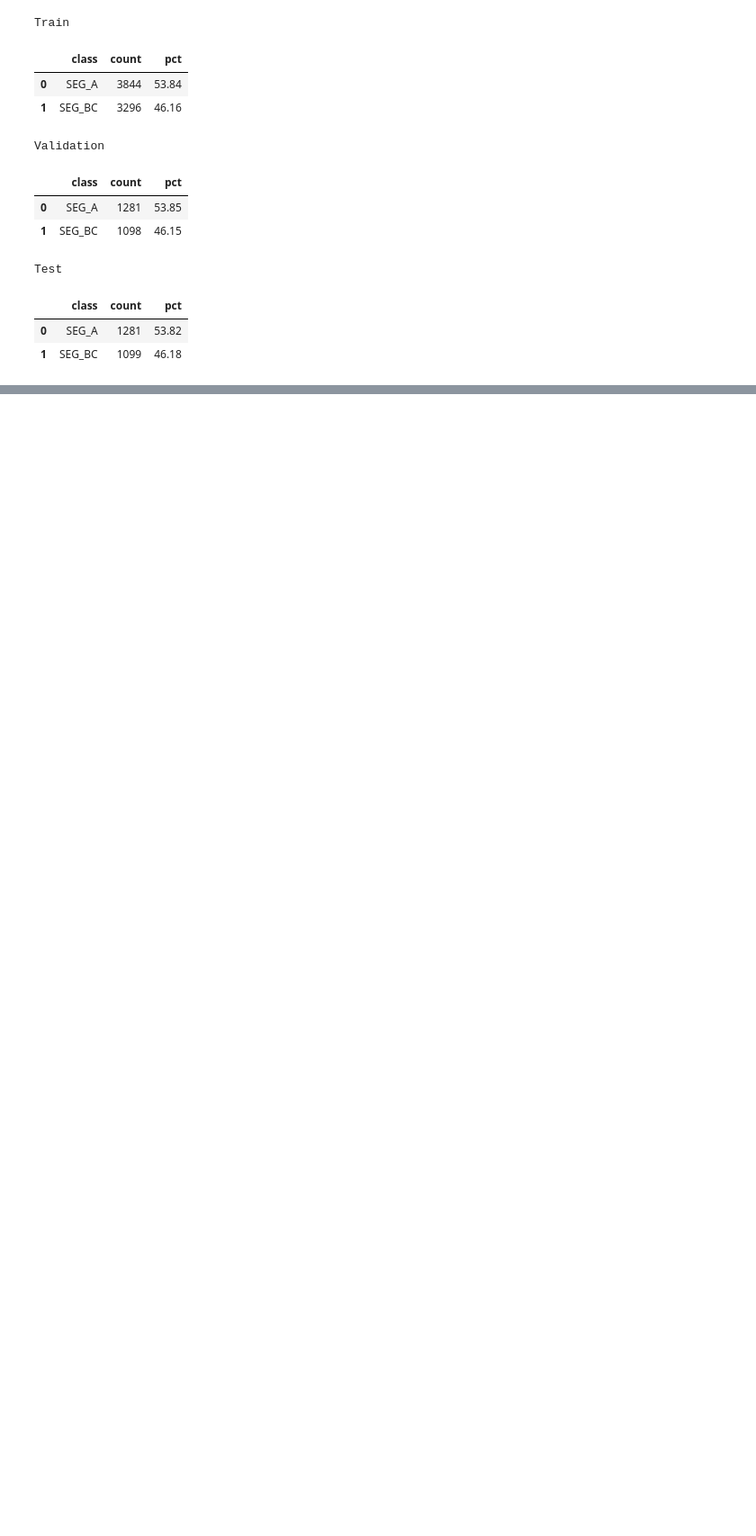
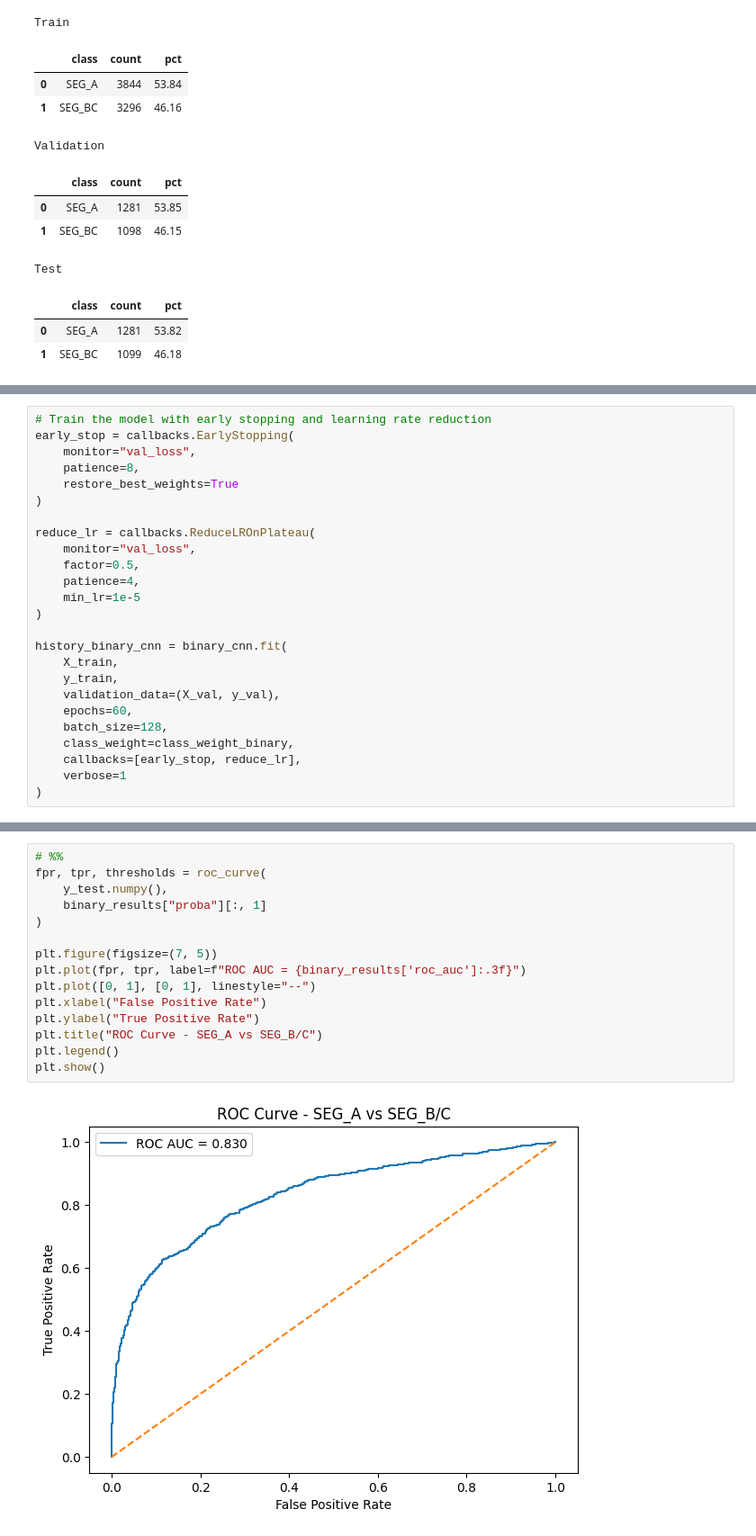
Before and after one commit to david-bazalduaa/Pfizer-segmentation-Ulcerative-Colitis, a Jupyter notebook: Neural network/A_vs_BC_FinalModel.ipynb, the cells around one changed output, grey strips where cells are left out. Shown at 90% size. Cells and saved outputs as stored; diff of their text form; blank space fills up the shorter version.

```diff
--- a/Neural network/A_vs_BC_FinalModel.ipynb
+++ b/Neural network/A_vs_BC_FinalModel.ipynb
@@ -246,0 +285,25 @@ def build_binary_cnn(
+# %%
+# Train the model with early stopping and learning rate reduction
+early_stop = callbacks.EarlyStopping(
+    monitor="val_loss",
+    patience=8,
+    restore_best_weights=True
+)
+
+reduce_lr = callbacks.ReduceLROnPlateau(
+    monitor="val_loss",
+    factor=0.5,
+    patience=4,
+    min_lr=1e-5
+)
+
+history_binary_cnn = binary_cnn.fit(
+    X_train,
+    y_train,
+    validation_data=(X_val, y_val),
+    epochs=60,
+    batch_size=128,
+    class_weight=class_weight_binary,
+    callbacks=[early_stop, reduce_lr],
+    verbose=1
+)
@@ -246,0 +429,17 @@ def build_binary_cnn(
+# %%
+# %%
+fpr, tpr, thresholds = roc_curve(
+    y_test.numpy(),
+    binary_results["proba"][:, 1]
+)
+
+plt.figure(figsize=(7, 5))
+plt.plot(fpr, tpr, label=f"ROC AUC = {binary_results['roc_auc']:.3f}")
+plt.plot([0, 1], [0, 1], linestyle="--")
+plt.xlabel("False Positive Rate")
+plt.ylabel("True Positive Rate")
+plt.title("ROC Curve - SEG_A vs SEG_B/C")
+plt.legend()
+plt.show()
+# %% [output]
+[figure, added]
```
Also changed, not shown: parts of 9 cells of this notebook, 1 other file.
